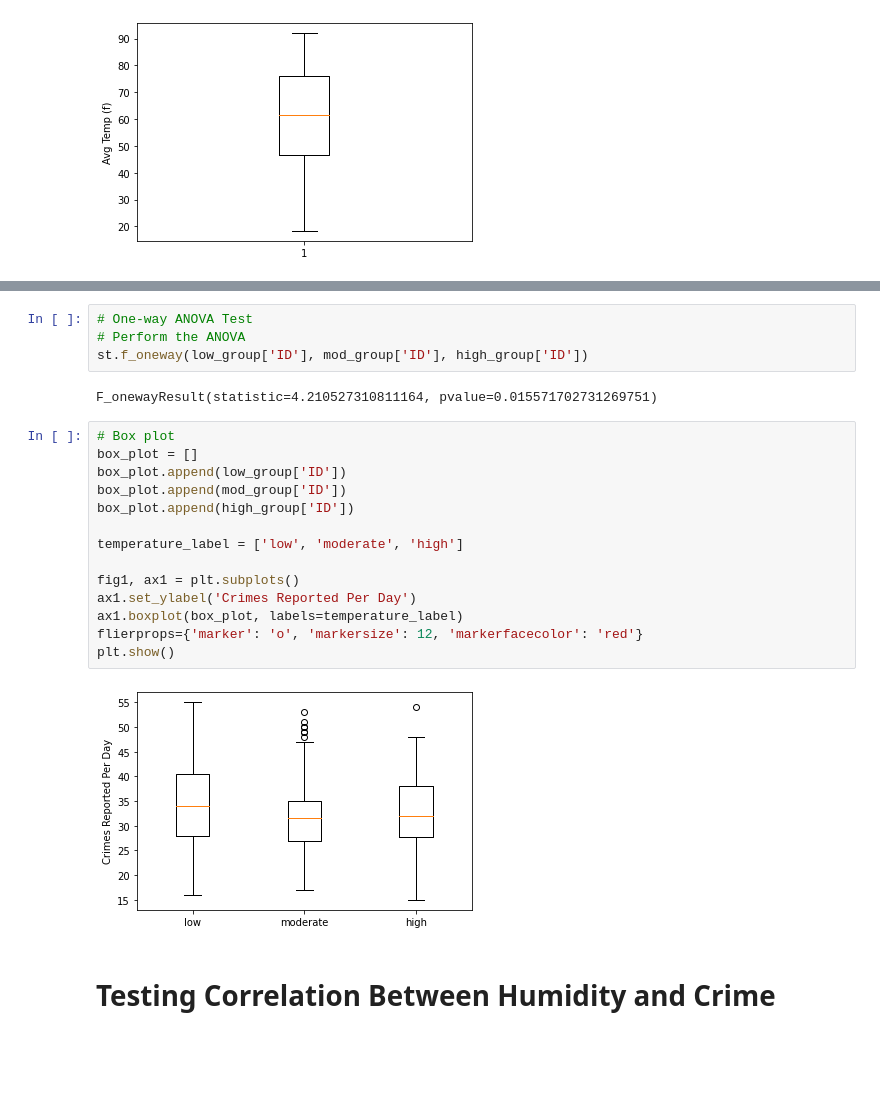
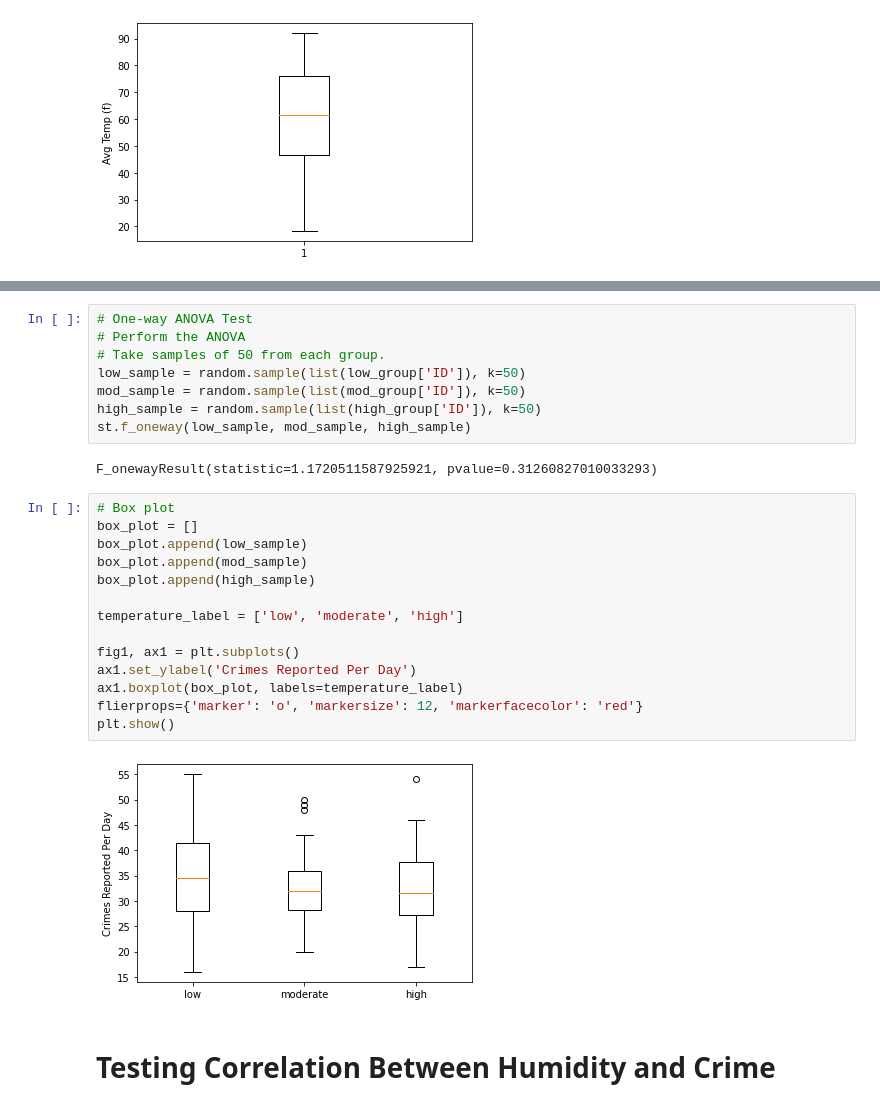
Before and after one commit to b-wild/Project_One_Group_2, a Jupyter notebook: Q3-4_Correlation.ipynb, the cells around one changed output, grey strips where cells are left out. Drawn from its saved outputs; the diff is of its cells as text; blank space fills up the shorter version.

```diff
--- a/Q3-4_Correlation.ipynb
+++ b/Q3-4_Correlation.ipynb
@@ -311,25 +299,29 @@ Name: ID, Length: 91, dtype: int64
 # %%
 # One-way ANOVA Test
 # Perform the ANOVA
-st.f_oneway(low_group['ID'], mod_group['ID'], high_group['ID'])
+# Take samples of 50 from each group.
+low_sample = random.sample(list(low_group['ID']), k=50)
+mod_sample = random.sample(list(mod_group['ID']), k=50)
+high_sample = random.sample(list(high_group['ID']), k=50)
+st.f_oneway(low_sample, mod_sample, high_sample)
 # %% [output]
-F_onewayResult(statistic=4.210527310811164, pvalue=0.015571702731269751)
+F_onewayResult(statistic=1.1720511587925921, pvalue=0.31260827010033293)
 # %%
 # Box plot
 box_plot = []
-box_plot.append(low_group['ID'])
-box_plot.append(mod_group['ID'])
-box_plot.append(high_group['ID'])
+box_plot.append(low_sample)
+box_plot.append(mod_sample)
+box_plot.append(high_sample)
 
 temperature_label = ['low', 'moderate', 'high']
 
 fig1, ax1 = plt.subplots()
 ax1.set_ylabel('Crimes Reported Per Day')
 ax1.boxplot(box_plot, labels=temperature_label)
 flierprops={'marker': 'o', 'markersize': 12, 'markerfacecolor': 'red'}
 plt.show()
 # %% [output]
-[figure, old version]
+[figure, new version]
 # %% [markdown]
 # Testing Correlation Between Humidity and Crime
 # %%
```
Also changed, not shown: parts of 4 cells of this notebook.
